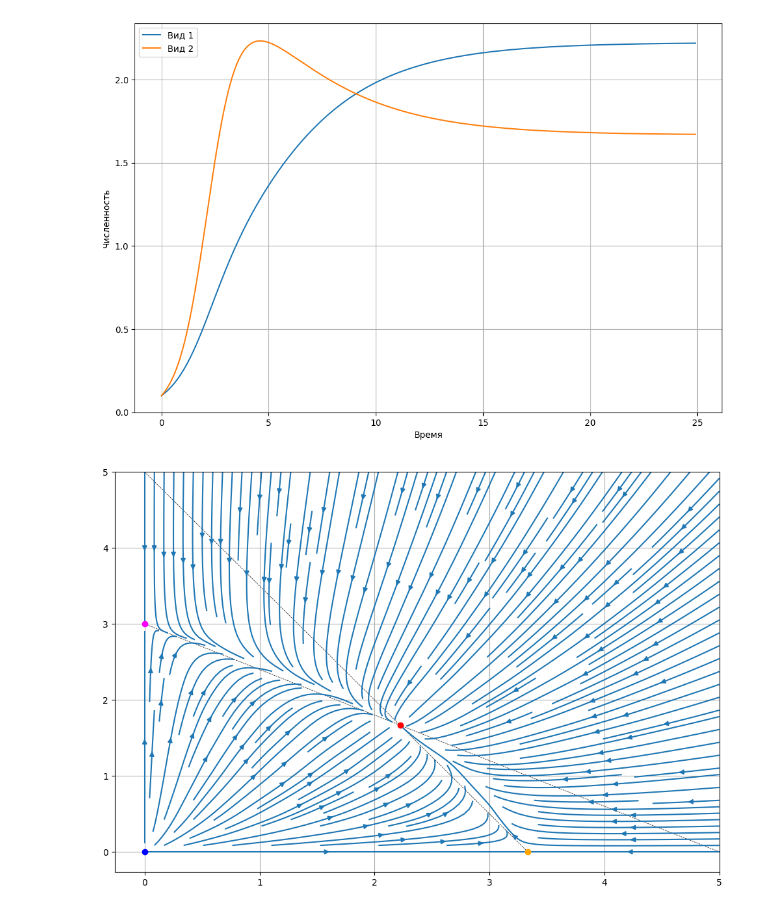
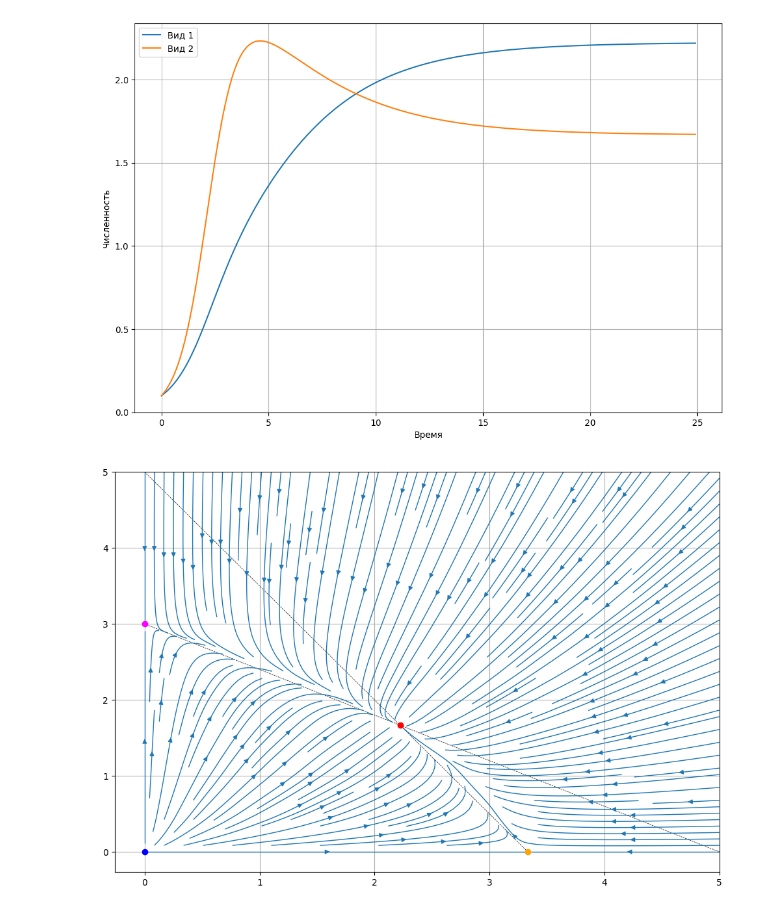
Before and after one commit to abgcw-dead/u-system-modeling, a Jupyter notebook: 5 Взаимодействие популяций/PopulationInteractions.ipynb, the cells around one changed output. Cells and saved outputs as stored; diff of their text form; code cells hidden in the pictures.

```diff
--- a/5 Взаимодействие популяций/PopulationInteractions.ipynb
+++ b/5 Взаимодействие популяций/PopulationInteractions.ipynb
@@ -69,21 +69,21 @@ plt.show()
 # %%
 xls = np.linspace(0, 5, 10)
 yls = np.linspace(0, 5, 10)
 
 plt.plot([0, a1/c1], [a1/b1, 0], lw=0.5, color='black', linestyle='--')
 plt.plot([0, a2/b2], [a2/c2, 0], lw=0.5, color='black', linestyle='--')
 
 xmg, ymg = np.meshgrid(xls, yls)
 xv = np.array(list(map(x_der, xmg, ymg)))
 yv = np.array(list(map(y_der, xmg, ymg)))
-plt.streamplot(xls, yls, xv, yv, density=2)
+plt.streamplot(xls, yls, xv, yv, density=2, linewidth=1)
 
 plt.plot([0], [0], color='blue', marker='o')
 plt.plot([0], [a2 / c2], color='magenta', marker='o')
 plt.plot([a1 / c1], [0], color='orange', marker='o')
 plt.plot([(a1*c2 - a2*b1) / (c1*c2 - b1*b2)], [(a2*c1 - a1*b2) / (c1*c2 - b1*b2)], color='red', marker='o')
 
 plt.grid()
 plt.show()
 # %% [output]
-[figure, old version]
+[figure, new version]
```
